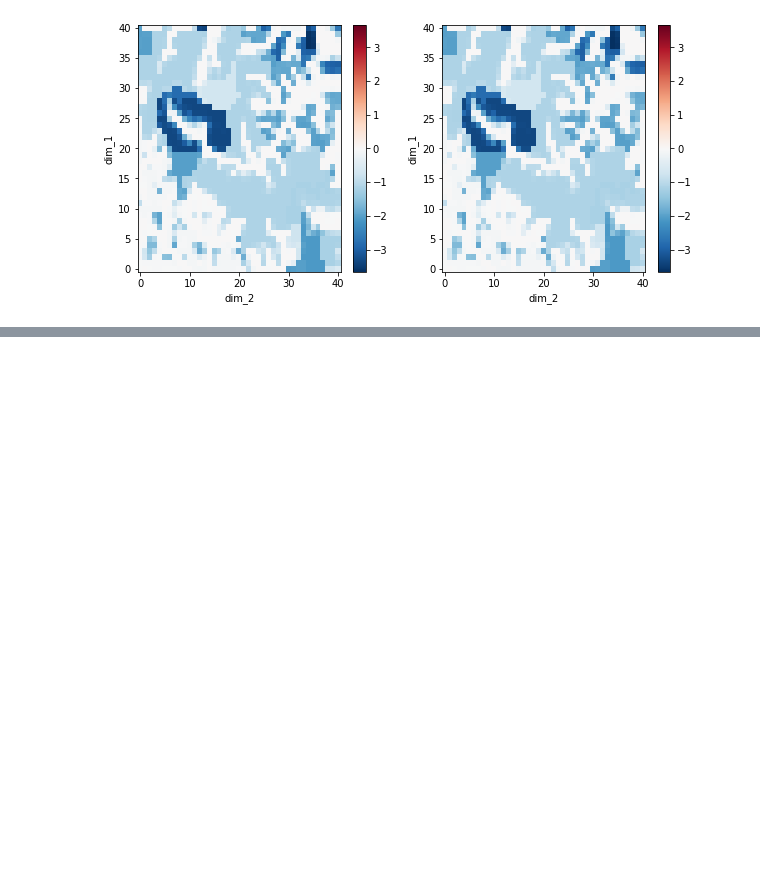
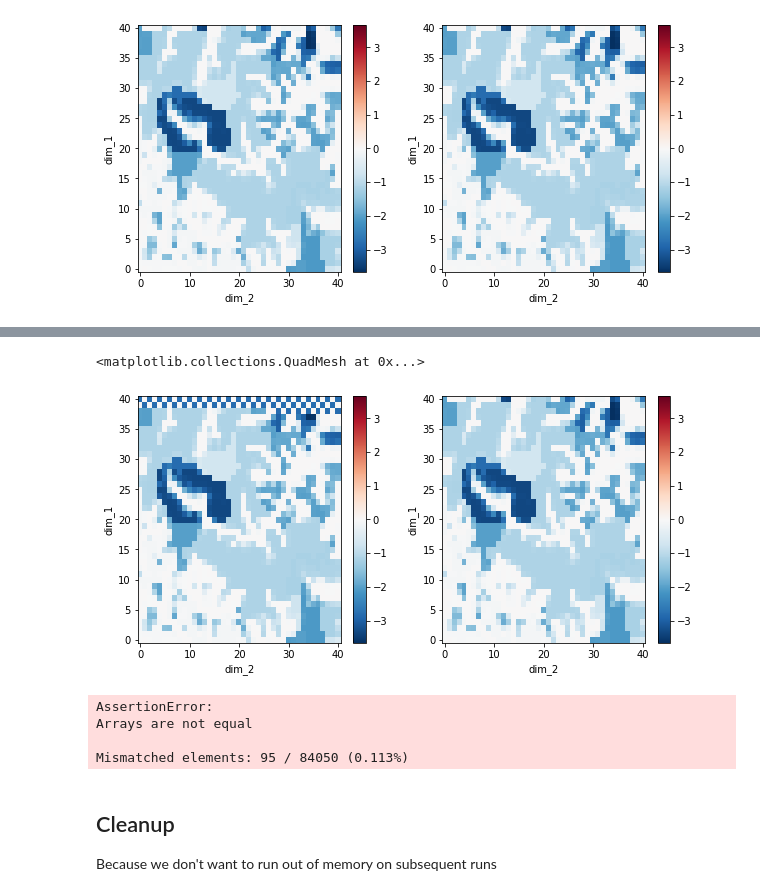
Before and after one commit to arezaii/pf_tools, a Jupyter notebook: PFIO_tools_compare.ipynb, the cells around one changed output, grey strips where cells are left out. Cells and saved outputs as stored; diff of their text form; code cells hidden in the pictures; blank space fills up the shorter version.

Commit message:
add file read/write checks to notebook

```diff
--- a/PFIO_tools_compare.ipynb
+++ b/PFIO_tools_compare.ipynb
@@ -59,0 +65,3 @@ xds2[-1,:,:].plot(ax=ax2)
+# %%
+pfb_c_outfile = 'test_pfio_write.pfb'
+pfb_f_outfile = 'test_fort_io_write.pfb'
@@ -59,0 +71,7 @@ xds2[-1,:,:].plot(ax=ax2)
+# %%
+pfb_c_data_read = pfio.pfread(pfb_c_outfile)
+pfb_f_data_read = np.zeros((41,41,50), order='F')
+pf_fort_io.pfb_read(pfb_f_data_read, pfb_f_outfile)
+
+pfb_c_data_read = np.flip(pfb_c_data_read, axis=1)
+pfb_f_data_read = np.transpose(pfb_f_data_read, (2,1,0))
@@ -59,0 +81,3 @@ xds2[-1,:,:].plot(ax=ax2)
+# %%
+xds_c_read = xr.DataArray(pfb_c_data_read)
+xds_f_read = xr.DataArray(pfb_f_data_read)
@@ -59,0 +93,9 @@ xds2[-1,:,:].plot(ax=ax2)
+# %%
+fig = plt.figure(figsize=[10, 10])
+ax1 = plt.subplot(221)
+ax2 = plt.subplot(222)
+xds_c_read[-1,:,:].plot(ax=ax1)
+xds_f_read[-1,:,:].plot(ax=ax2)
+# %% [output]
+<matplotlib.collections.QuadMesh at 0x...>
+[figure, added]
@@ -60,3 +108,15 @@ xds2[-1,:,:].plot(ax=ax2)
+# %%
+# Make sure the C arrays are equal
+np.testing.assert_array_equal(pfb_c_data_read, pfb_c_data)
+# %% [output]
+AssertionError:
+Arrays are not equal
+
+Mismatched elements: 95 / 84050 (0.113%)
+# %% [markdown]
+## Cleanup
+
+Because we don't want to run out of memory on subsequent runs
 # %%
 del(pfb_f_data)
 del(pfb_c_data)
```
Also changed, not shown: parts of 8 cells of this notebook.
